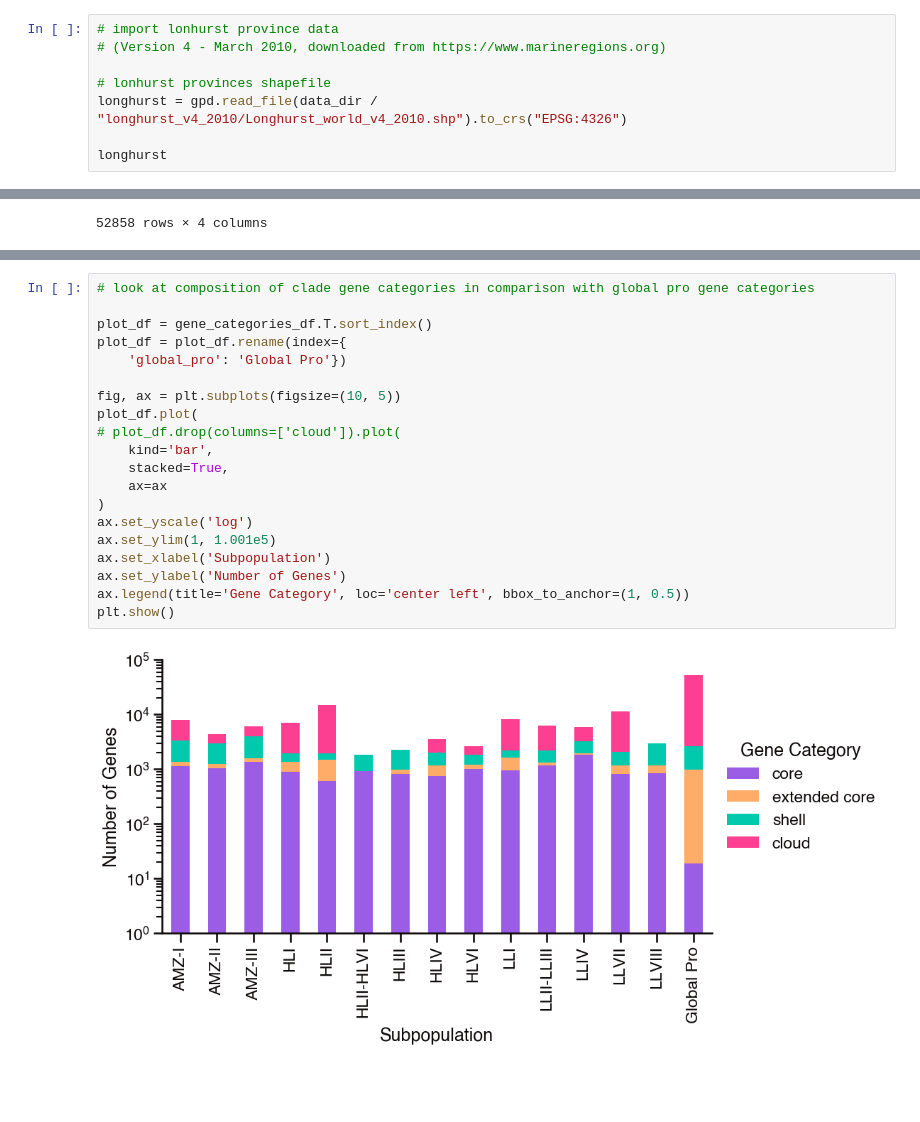
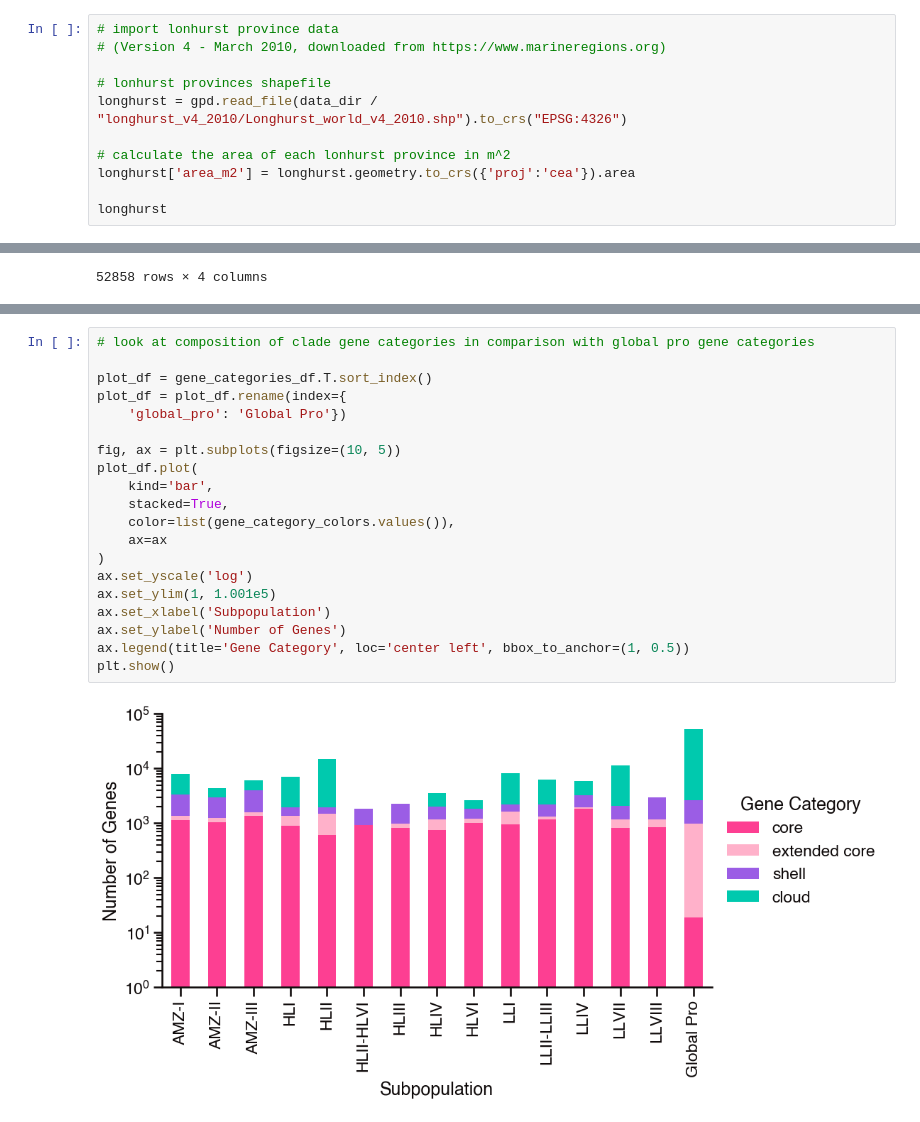
Before and after one commit to blasks/gene-prevalence, a Jupyter notebook: experiments/6-global-estimate.ipynb, the cells around one changed output, grey strips where cells are left out. Saved outputs shown, nothing was run; the diff lists cells and outputs as text; blank space fills up the shorter version.

```diff
--- a/experiments/6-global-estimate.ipynb
+++ b/experiments/6-global-estimate.ipynb
@@ -125,5 +126,8 @@ pro_cell_counts_df[pro_cell_counts_df["0m'"].notna()]
 # lonhurst provinces shapefile
 longhurst = gpd.read_file(data_dir / "longhurst_v4_2010/Longhurst_world_v4_2010.shp").to_crs("EPSG:4326")
 
+# calculate the area of each lonhurst province in m^2
+longhurst['area_m2'] = longhurst.geometry.to_crs({'proj':'cea'}).area
+
 longhurst
 # %% [output]
@@ -704,22 +776,22 @@ plt.show()
 # %%
 # look at composition of clade gene categories in comparison with global pro gene categories
 
 plot_df = gene_categories_df.T.sort_index()
 plot_df = plot_df.rename(index={
     'global_pro': 'Global Pro'})
 
 fig, ax = plt.subplots(figsize=(10, 5))
 plot_df.plot(
-# plot_df.drop(columns=['cloud']).plot(
     kind='bar',
     stacked=True,
+    color=list(gene_category_colors.values()),
     ax=ax
 )
 ax.set_yscale('log')
 ax.set_ylim(1, 1.001e5)
 ax.set_xlabel('Subpopulation')
 ax.set_ylabel('Number of Genes')
 ax.legend(title='Gene Category', loc='center left', bbox_to_anchor=(1, 0.5))
 plt.show()
 # %% [output]
-[figure, old version]
+[figure, new version]
```
Also changed, not shown: parts of 9 cells of this notebook.
